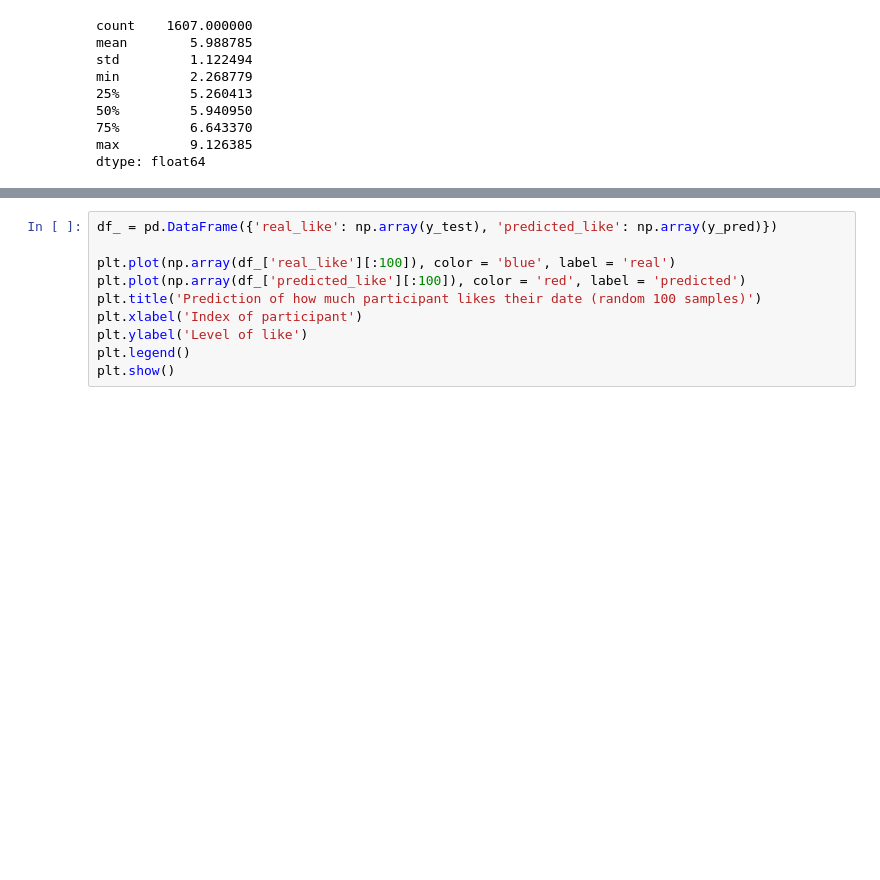
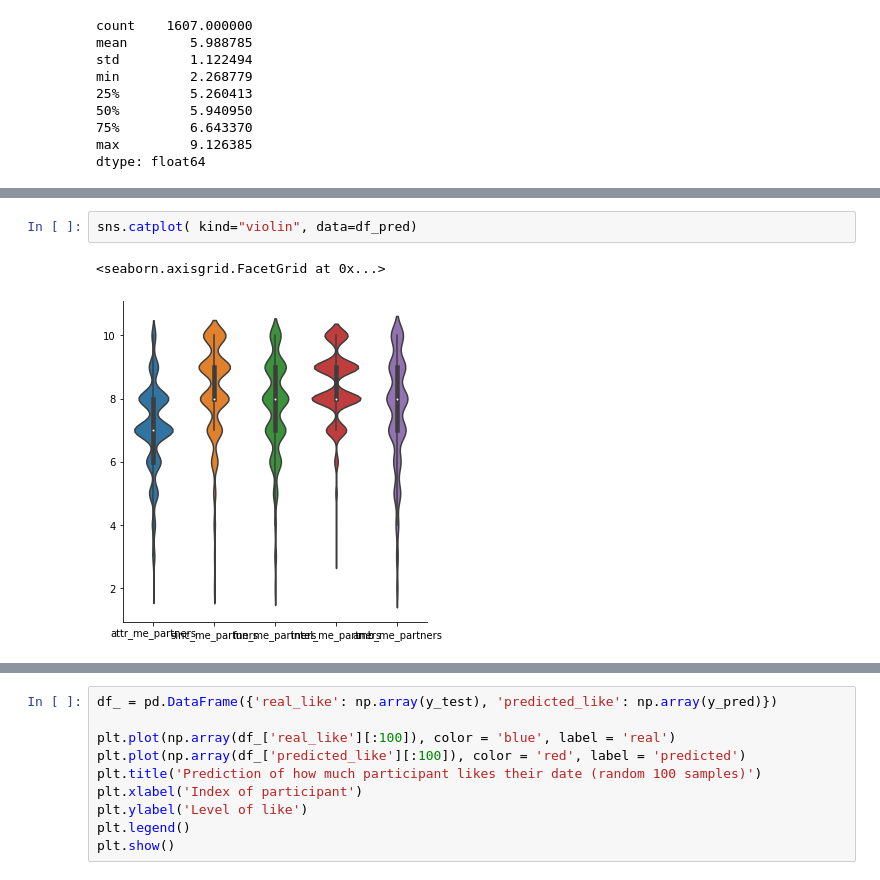
Before and after one commit to JozifekSVK/OZNAL, a Jupyter notebook: Hypothesis.ipynb, the cells around one changed output, grey strips where cells are left out. Saved outputs shown, nothing was run; the diff lists cells and outputs as text; blank space fills up the shorter version.

```diff
--- a/Hypothesis.ipynb
+++ b/Hypothesis.ipynb
@@ -648,0 +702,5 @@ dtype: float64
+# %%
+sns.catplot( kind="violin", data=df_pred)
+# %% [output]
+<seaborn.axisgrid.FacetGrid at 0x...>
+[figure, added]
```
Also changed, not shown: parts of 27 cells of this notebook, 1 other file.
